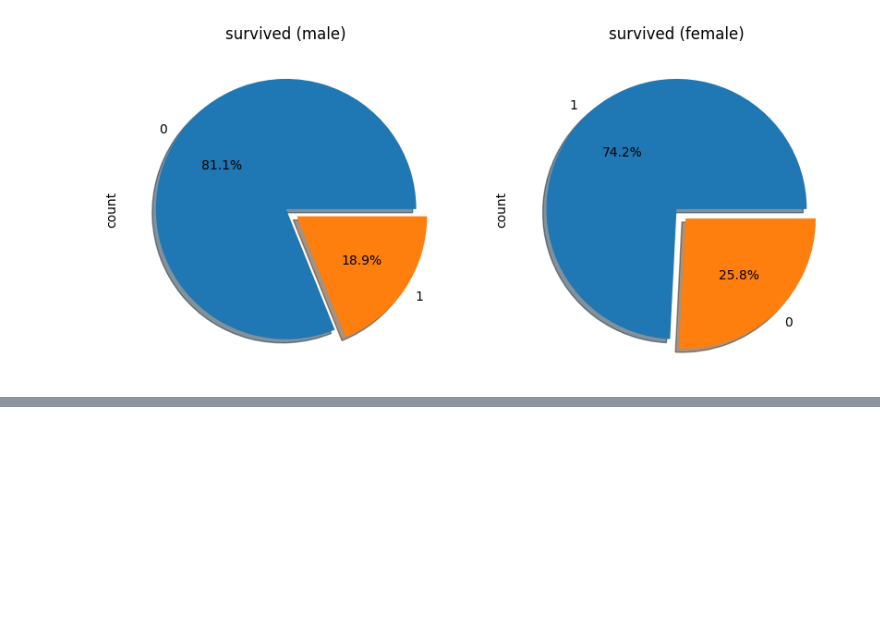
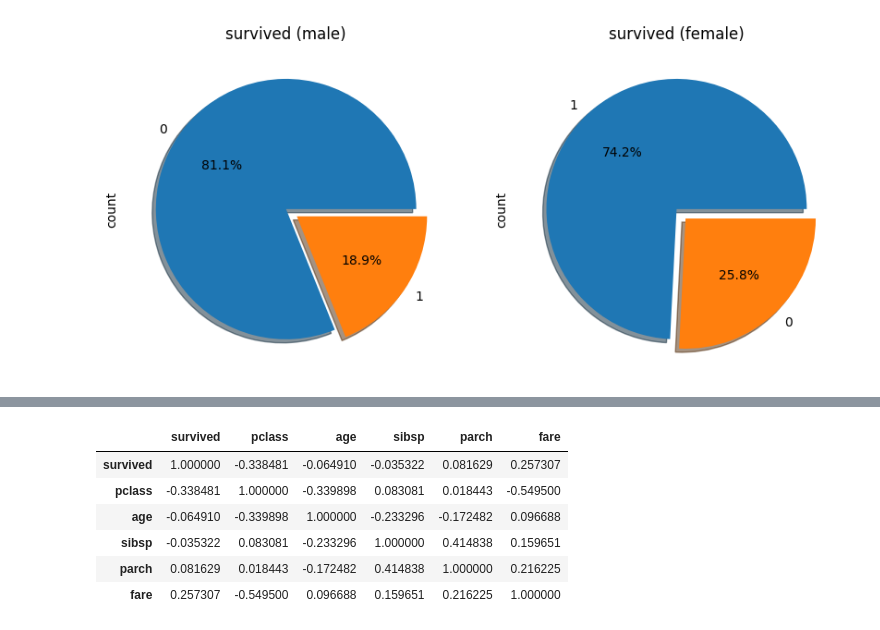
Before and after one commit to mimimioo/BigdataVisualization_analyze, a Jupyter notebook: 1-통계분석/test2.ipynb, the cells around one changed output, grey strips where cells are left out. Cells and saved outputs as stored; diff of their text form; code cells hidden in the pictures; blank space fills up the shorter version.

Commit message:
2교시 타이타닉 기본 분석 시각화 corr 함수에서 오류 수정.

```diff
--- a/1-통계분석/test2.ipynb
+++ b/1-통계분석/test2.ipynb
@@ -156,0 +164,26 @@ plt.show()
+# %%
+# 데이터 모델링
+# 상관 분석은 , pandas 에서 제공하는 corr() 함수 이용하고,
+# 상관 계수 : 피어슨 상관계수를 이용.
+# titanic.info()
+# 문제점, 해당 데이터 프레임에 숫자가 아닌 문자열이 포함이 되어서, 변환을 못한다는 에러
+# 확인 시에는 알아서, 해당 숫자 컬럼만 선택을 했었는데, 다시, 기존 코드부분 확인하니.
+# 되었던 코드도 안되는 상황이라서,
+# chat gpt에게, corr 함수 속성에서, 숫자 부분만 선택하는 부분을 질문에 답을 받아서, 수정.
+
+# titanic_corr = titanic.corr(method = 'pearson')
+# 해결책 -> 해당 데이터 프레임에서, 숫자 부분 컬럼만 가져오기.
+import numpy as np
+numeric_titanic = titanic.select_dtypes(include=[np.number])
+# 숫자 필드로만 구성된 데이터 프레임 확인.
+# numeric_titanic
+titanic_corr = numeric_titanic.corr(method = 'pearson')
+titanic_corr
+# %% [output]
+|  | survived | pclass | age | sibsp | parch | fare |
+| survived | 1.000000 | -0.338481 | -0.064910 | -0.035322 | 0.081629 | 0.257307 |
+| pclass | -0.338481 | 1.000000 | -0.339898 | 0.083081 | 0.018443 | -0.549500 |
+| age | -0.064910 | -0.339898 | 1.000000 | -0.233296 | -0.172482 | 0.096688 |
+| sibsp | -0.035322 | 0.083081 | -0.233296 | 1.000000 | 0.414838 | 0.159651 |
+| parch | 0.081629 | 0.018443 | -0.172482 | 0.414838 | 1.000000 | 0.216225 |
+| fare | 0.257307 | -0.549500 | 0.096688 | 0.159651 | 0.216225 | 1.000000 |
```
Also changed, not shown: parts of 2 cells of this notebook, 1 other file.
